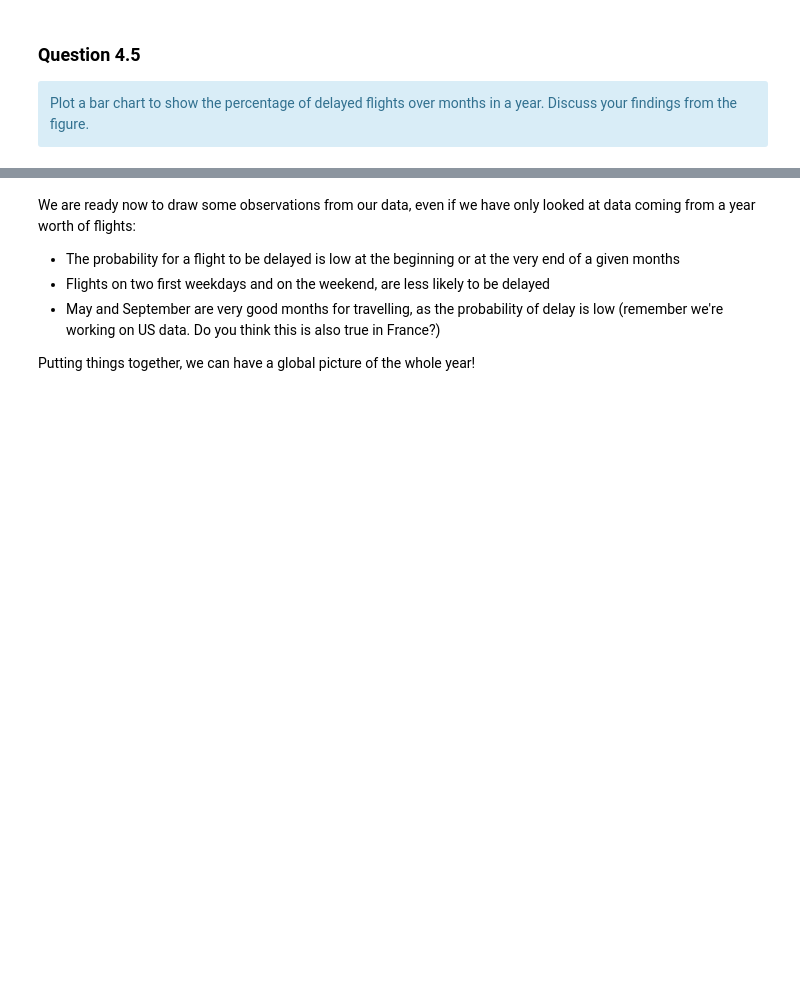
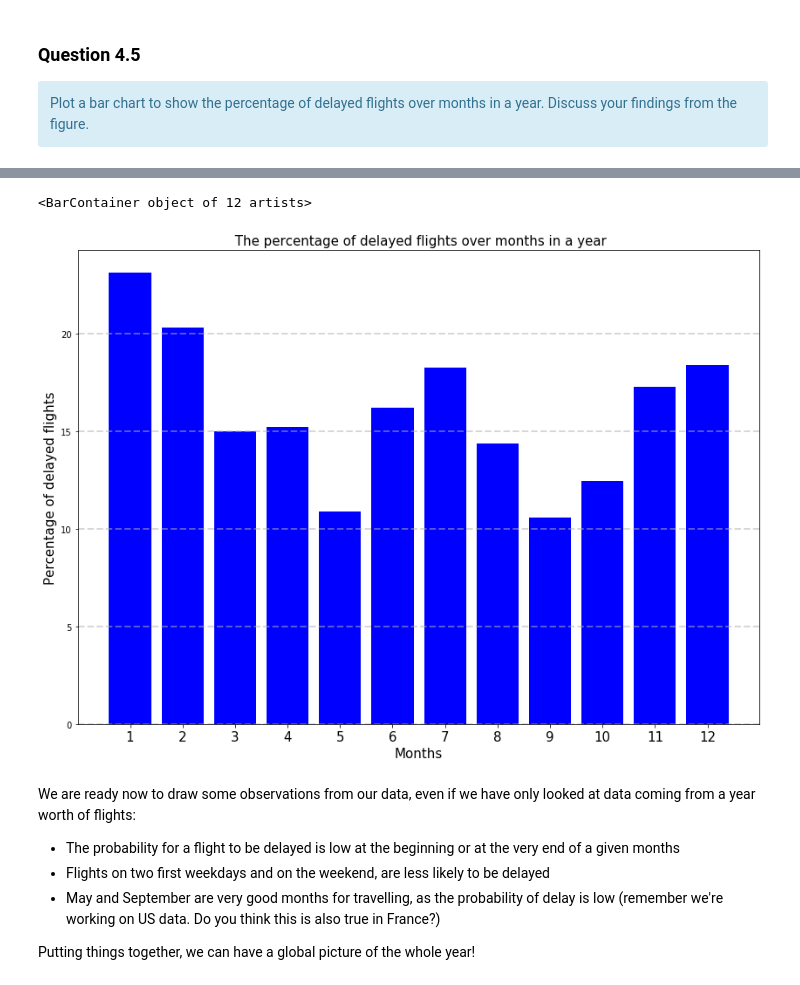
Before and after one commit to kandakji/SparkSQL-Analysis-Aviation-Data, a Jupyter notebook: SPARSQL.ipynb, the cells around one changed output, grey strips where cells are left out. Cells and saved outputs as stored; diff of their text form; code cells hidden in the pictures; blank space fills up the shorter version.

```diff
--- a/SPARSQL.ipynb
+++ b/SPARSQL.ipynb
@@ -1068,3 +1178,21 @@ Plot a bar chart to show the percentage of delayed flights over days in a week.
 <div class="alert alert-info">
 Plot a bar chart to show the percentage of delayed flights over months in a year. Discuss your findings from the figure.
 </div>
+# %%
+Delayed_per_Month = (df[df.arrival_delay > 15]\
+                        .groupBy(df.month)\
+                        .count()
+                        .orderBy('month')
+                       )
+
+flights_per_Month = df.groupBy(df.month).count().orderBy('month')
+
+Delayed_per_Month.show()
+flights_per_Month.show()
+
+Percentage_delayed_per_Month = (
+
+    flights_per_Month.join(Delayed_per_Month,Delayed_per_Month['month']==flights_per_Month['month'], 'inner')\
+    .select(flights_per_Month.month,(Delayed_per_Month['count']/flights_per_Month['count'])*100).orderBy("month")\
+    .collect()
+)
@@ -1071,3 +1217,19 @@ Plot a bar chart to show the percentage of delayed flights over months in a year
+# %%
+Percentage_delayed_per_Month_pd = pd.DataFrame(data=Percentage_delayed_per_Month, columns=['hour', 'Delay % per Month'])
+
+# plot the percentage of flights in delay per hour
+plt.figure(figsize = (14,10))
+plt.grid(True, axis='y', linestyle='--',alpha = 0.5,linewidth=2)
+plt.title(" The percentage of delayed flights over months in a year",fontsize=15)
+plt.xlabel("Months",fontsize=15)
+plt.ylabel("Percentage of delayed flights",fontsize=15)
+plt.xticks(np.arange(0,24),fontsize=15)
+plt.bar(Percentage_delayed_per_Month_pd["hour"],
+         Percentage_delayed_per_Month_pd["Delay % per Month"]
+        ,color='b')
+# %% [output]
+<BarContainer object of 12 artists>
+[figure, added]
 # %% [markdown]
 We are ready now to draw some observations from our data, even if we have only looked at data coming from a year worth of flights:
 
```
Also changed, not shown: parts of 11 cells of this notebook.
